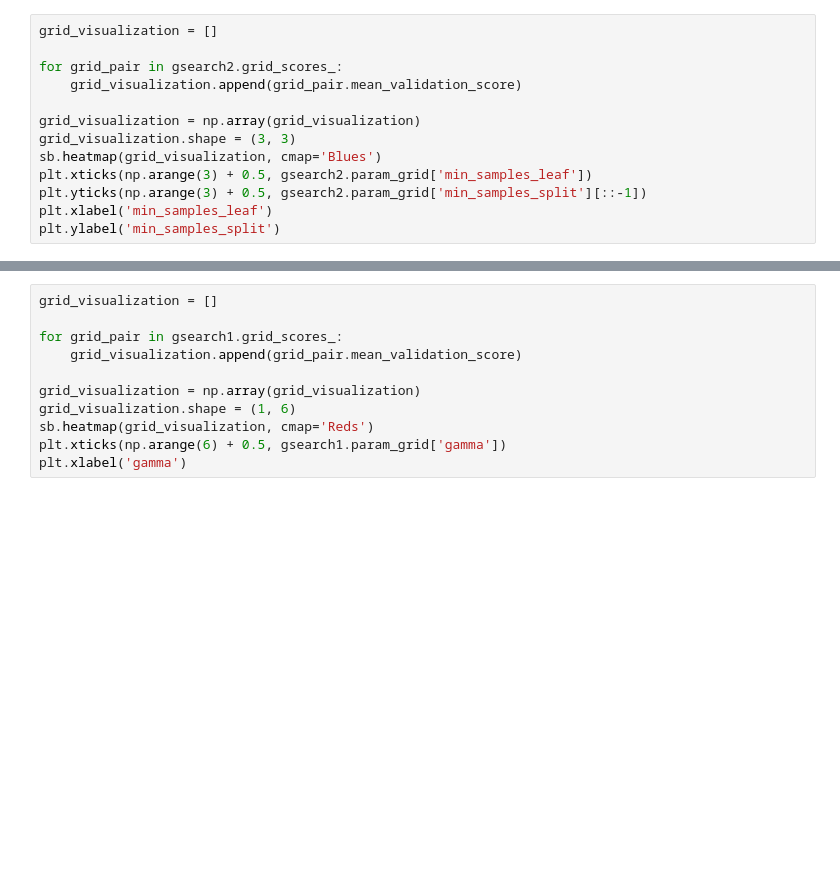
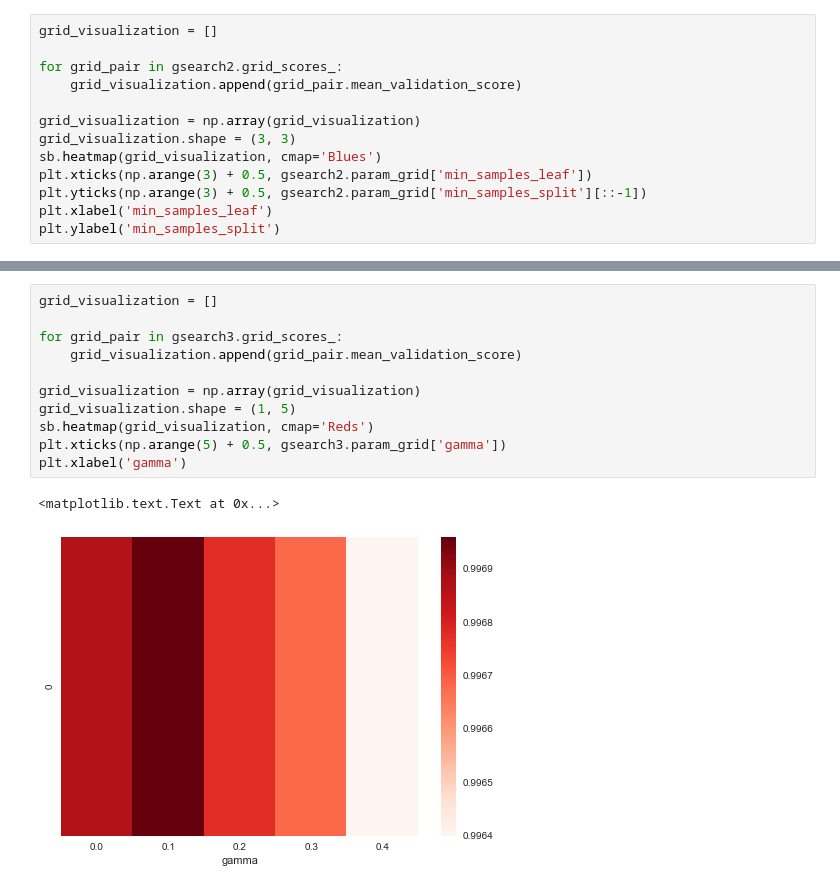
Before and after one commit to tianyu-sun/Tuning-Tree-Models-with-Gird-Search, a Jupyter notebook: XGBoost.ipynb, the cells around one changed output, grey strips where cells are left out. Saved outputs shown, nothing was run; the diff lists cells and outputs as text; blank space fills up the shorter version.

Commit message:
add a new heatmap

```diff
--- a/XGBoost.ipynb
+++ b/XGBoost.ipynb
@@ -190,11 +196,14 @@ KeyboardInterrupt:
 # %%
 grid_visualization = []
 
-for grid_pair in gsearch1.grid_scores_:
+for grid_pair in gsearch3.grid_scores_:
     grid_visualization.append(grid_pair.mean_validation_score)
 
 grid_visualization = np.array(grid_visualization)
-grid_visualization.shape = (1, 6)
+grid_visualization.shape = (1, 5)
 sb.heatmap(grid_visualization, cmap='Reds')
-plt.xticks(np.arange(6) + 0.5, gsearch1.param_grid['gamma'])
+plt.xticks(np.arange(5) + 0.5, gsearch3.param_grid['gamma'])
 plt.xlabel('gamma')
+# %% [output]
+<matplotlib.text.Text at 0x...>
+[figure, added]
```
Also changed, not shown: parts of 3 cells of this notebook.
